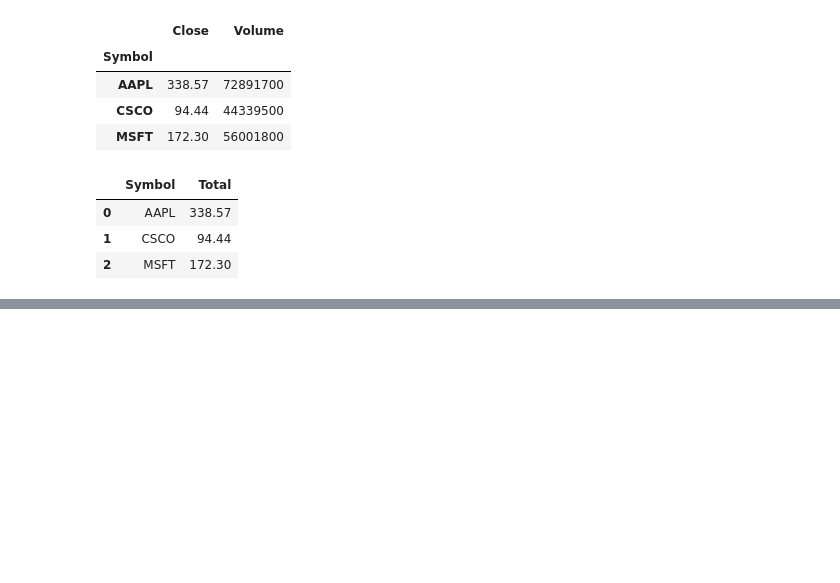
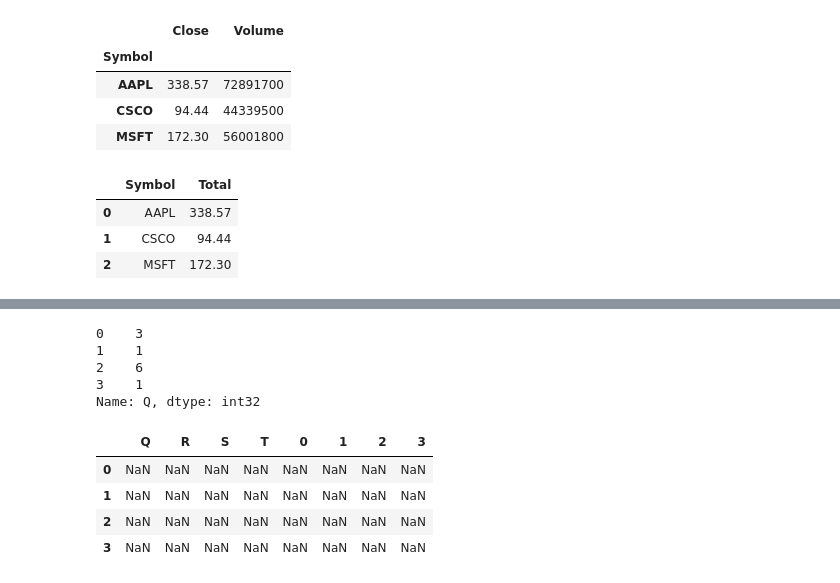
Before and after one commit to yz599/2020_2, a Jupyter notebook: 2020/Python4DS/Pandas/DataCamp/1_1_ df_index.ipynb, the cells around one changed output, grey strips where cells are left out. Cells and saved outputs as stored; diff of their text form; code cells hidden in the pictures; blank space fills up the shorter version.

```diff
--- a/2020/Python4DS/Pandas/DataCamp/1_1_ df_index.ipynb
+++ b/2020/Python4DS/Pandas/DataCamp/1_1_ df_index.ipynb
@@ -177,0 +180,4 @@ stocks.groupby('Symbol')['Close'].sum().rename('Total').reset_index()
+# %%
+import numpy as np
+
+rng = np.random.RandomState(42)
@@ -177,0 +202,3 @@ stocks.groupby('Symbol')['Close'].sum().rename('Total').reset_index()
+# %%
+A = rng.randint(10, size=(4, 4))
+A
@@ -177,0 +240,3 @@ stocks.groupby('Symbol')['Close'].sum().rename('Total').reset_index()
+# %%
+df = pd.DataFrame(A, columns=list('QRST'))
+df - df.iloc[0]
@@ -177,0 +249,16 @@ stocks.groupby('Symbol')['Close'].sum().rename('Total').reset_index()
+# %%
+df.iloc[:,0]
+# %% [output]
+0    3
+1    1
+2    6
+3    1
+Name: Q, dtype: int32
+# %%
+df-df['Q']
+# %% [output]
+|  | Q | R | S | T | 0 | 1 | 2 | 3 |
+| 0 | NaN | NaN | NaN | NaN | NaN | NaN | NaN | NaN |
+| 1 | NaN | NaN | NaN | NaN | NaN | NaN | NaN | NaN |
+| 2 | NaN | NaN | NaN | NaN | NaN | NaN | NaN | NaN |
+| 3 | NaN | NaN | NaN | NaN | NaN | NaN | NaN | NaN |
```
Also changed, not shown: parts of 36 cells of this notebook, 36 other files.
